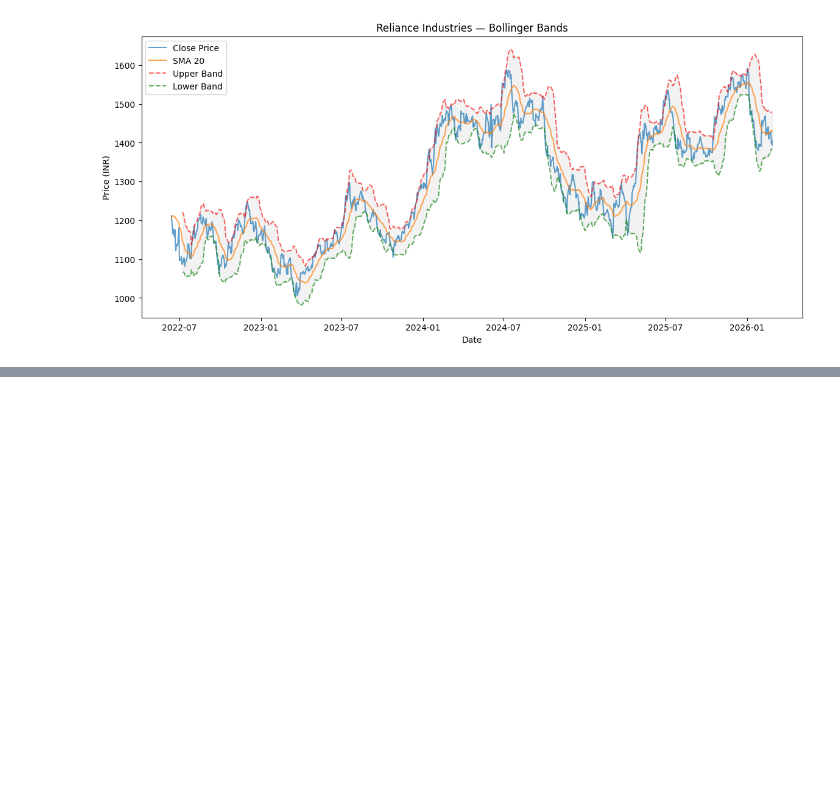
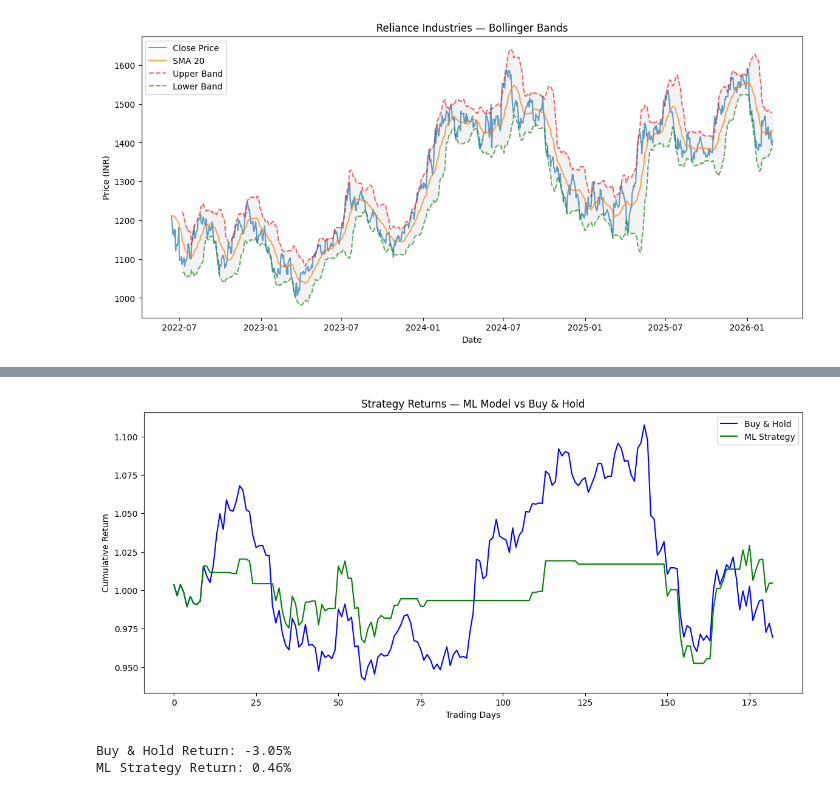
Before and after one commit to samarthpatel03/quantitative-market-analysis, a Jupyter notebook: stock_prediction.ipynb, the cells around one changed output, grey strips where cells are left out. Drawn from its saved outputs; the diff is of its cells as text; code cells hidden in the pictures; blank space fills up the shorter version.

```diff
--- a/stock_prediction.ipynb
+++ b/stock_prediction.ipynb
@@ -320,0 +342,6 @@ plt.show()
+# %%
+from sklearn.preprocessing import StandardScaler
+
+scaler = StandardScaler()
+X_train_scaled = scaler.fit_transform(X_train)
+X_test_scaled = scaler.transform(X_test)
@@ -320,0 +372,10 @@ plt.show()
+# %%
+from sklearn.ensemble import RandomForestClassifier
+
+rf_model = RandomForestClassifier(n_estimators=100, random_state=42)
+rf_model.fit(X_train, y_train)
+
+rf_pred = rf_model.predict(X_test)
+
+print(f"Random Forest Accuracy: {accuracy_score(y_test, rf_pred):.4f}")
+print(classification_report(y_test, rf_pred))
@@ -320,0 +495,27 @@ plt.show()
+# %%
+# Get actual returns for test period
+test_returns = df['Close'].pct_change().iloc[split+1:].values
+rf_pred_aligned = rf_pred[:len(test_returns)]
+
+# Strategy — buy when model predicts up, stay out when predicts down
+strategy_returns = test_returns * rf_pred_aligned
+
+# Cumulative returns
+cumulative_market = (1 + test_returns).cumprod()
+cumulative_strategy = (1 + strategy_returns).cumprod()
+
+plt.figure(figsize=(14, 6))
+plt.plot(cumulative_market, label='Buy & Hold', color='blue')
+plt.plot(cumulative_strategy, label='ML Strategy', color='green')
+plt.title('Strategy Returns — ML Model vs Buy & Hold')
+plt.xlabel('Trading Days')
+plt.ylabel('Cumulative Return')
+plt.legend()
+plt.show()
+
+print(f"Buy & Hold Return: {(cumulative_market[-1]-1)*100:.2f}%")
+print(f"ML Strategy Return: {(cumulative_strategy[-1]-1)*100:.2f}%")
+# %% [output]
+[figure, added]
+Buy & Hold Return: -3.05%
+ML Strategy Return: 0.46%
```
Also changed, not shown: parts of 12 cells of this notebook.
